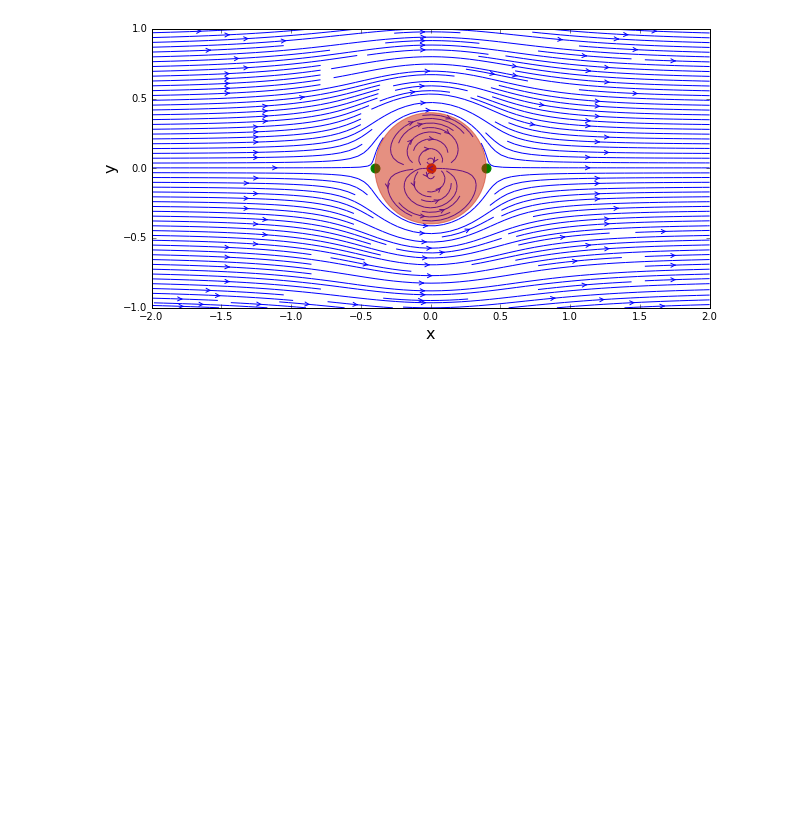
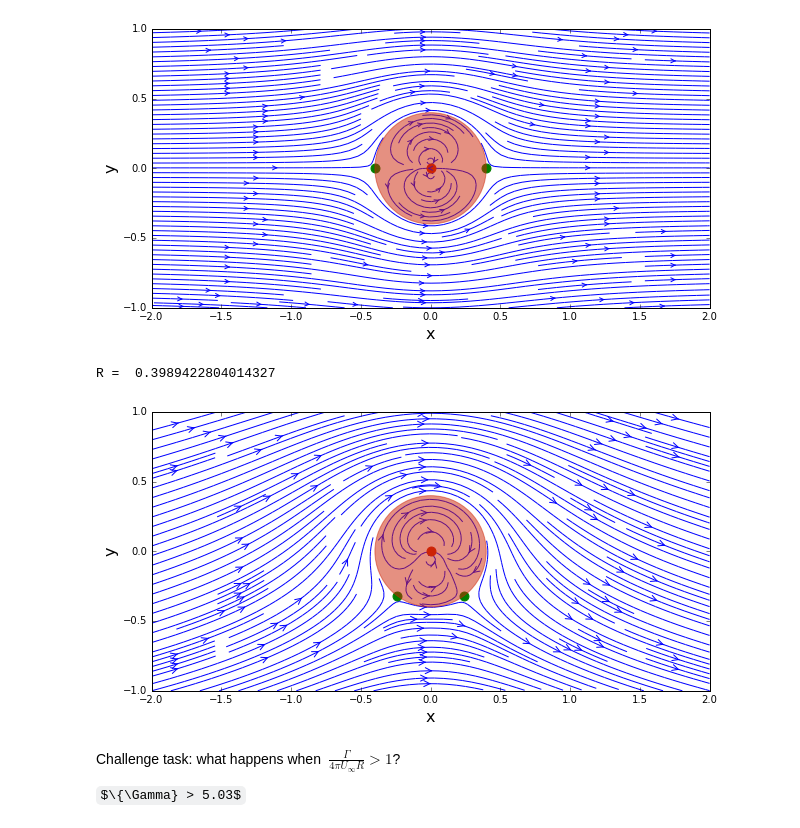
Before and after one commit to alexabaumer/MAE6226, a Jupyter notebook: Baumer_lesson06.ipynb, the cells around one changed output. Drawn from its saved outputs; the diff is of its cells as text; code cells hidden in the pictures; some formulas as TeX source; blank space fills up the shorter version.

Commit message:
visualization of doublet with vortex

```diff
--- a/Baumer_lesson06.ipynb
+++ b/Baumer_lesson06.ipynb
@@ -81,6 +81,8 @@ def get_velocity_vortex(strength, xv, yv, X, Y):
 
     u = + strength/(2*math.pi)*(Y-yv)/((X-xv)**2 + (Y-yv)**2)
     v = - strength/(2*math.pi)*(X-xv)/((X-xv)**2 + (Y-yv)**2)
+
+    return u,v
 # %%
 def get_stream_function_vortex(strength, xv, yv, X, Y):
     """Returns the stream function generated by a vortex
@@ -89,0 +94,38 @@ def get_stream_function_vortex(strength, xv, yv, X, Y):
+# %%
+u_vortex, v_vortex = get_velocity_vortex(gamma, x_vortex, y_vortex, X, Y)
+
+psi_vortex = get_stream_function_vortex(gamma, x_vortex, y_vortex, X, Y)
+# %%
+#superposition the vortex on top of the doublet and freestream flow
+
+u = u_freestream + u_doublet + u_vortex
+v = v_freestream + v_doublet + v_vortex
+psi = psi_freestream + psi_doublet + psi_vortex
+# %%
+#calculate the cylinder radius
+R = math.sqrt(kappa/(2*math.pi*u_inf))
+print('R = ',R)
+
+#calculate the stagntaion points
+x_stagn1, y_stagn1 = +math.sqrt(R**2 - (gamma/(4*math.pi*u_inf))**2), -gamma/(4*math.pi*u_inf)
+x_stagn2, y_stagn2 = -math.sqrt(R**2 - (gamma/(4*math.pi*u_inf))**2), -gamma/(4*math.pi*u_inf)
+
+#plot streamlines
+size = 10
+pyplot.figure(figsize=(size, (y_end-y_start)/(x_end-x_start)*size))
+pyplot.xlabel('x', fontsize=16)
+pyplot.ylabel('y', fontsize=16)
+pyplot.xlim(x_start, x_end)
+pyplot.ylim(y_start, y_end)
+pyplot.streamplot(X, Y, u, v, density=2, linewidth=1, arrowsize=1.5, arrowstyle='->')
+circle = pyplot.Circle((0,0), radius=R, color='#CD2305', alpha=0.5)
+pyplot.gca().add_patch(circle)
+pyplot.scatter(x_vortex, y_vortex, color='#CD2305', s=80, marker='o')
+pyplot.scatter([x_stagn1, x_stagn2],[y_stagn1, y_stagn2], color='g', s=80, marker='o');
+# %% [output]
+R =  0.3989422804014327
+[figure, added]
+# %% [markdown]
+Challenge task: what happens when $\ \frac{\Gamma}{4\pi U_\infty R} >1$?
+
+$\{\Gamma} > 5.03$
```
Also changed, not shown: parts of 1 cell of this notebook.
